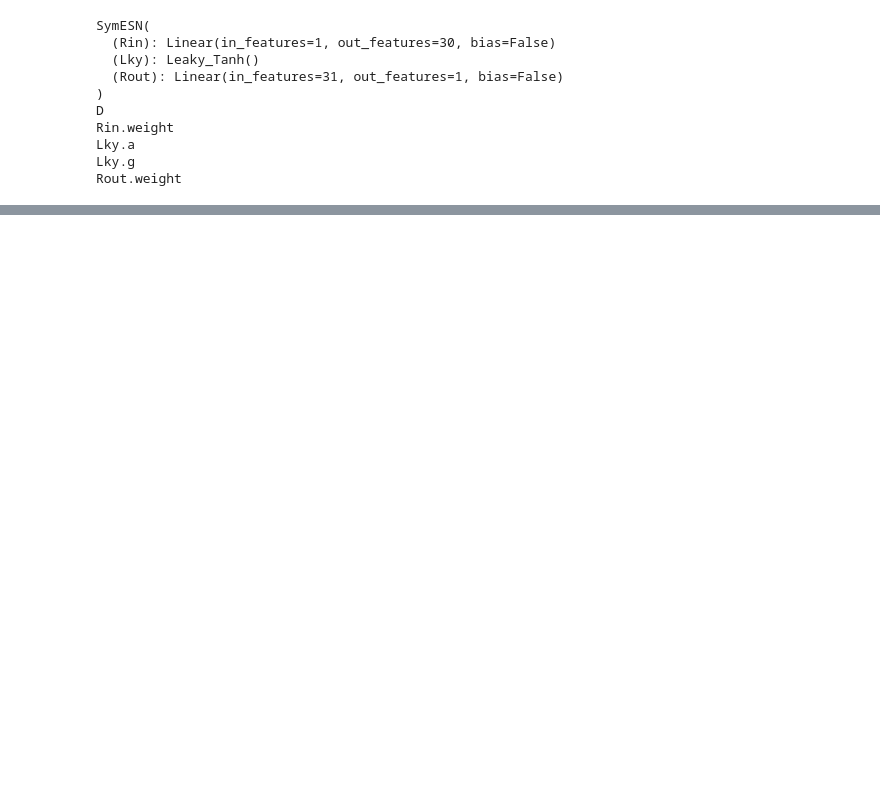
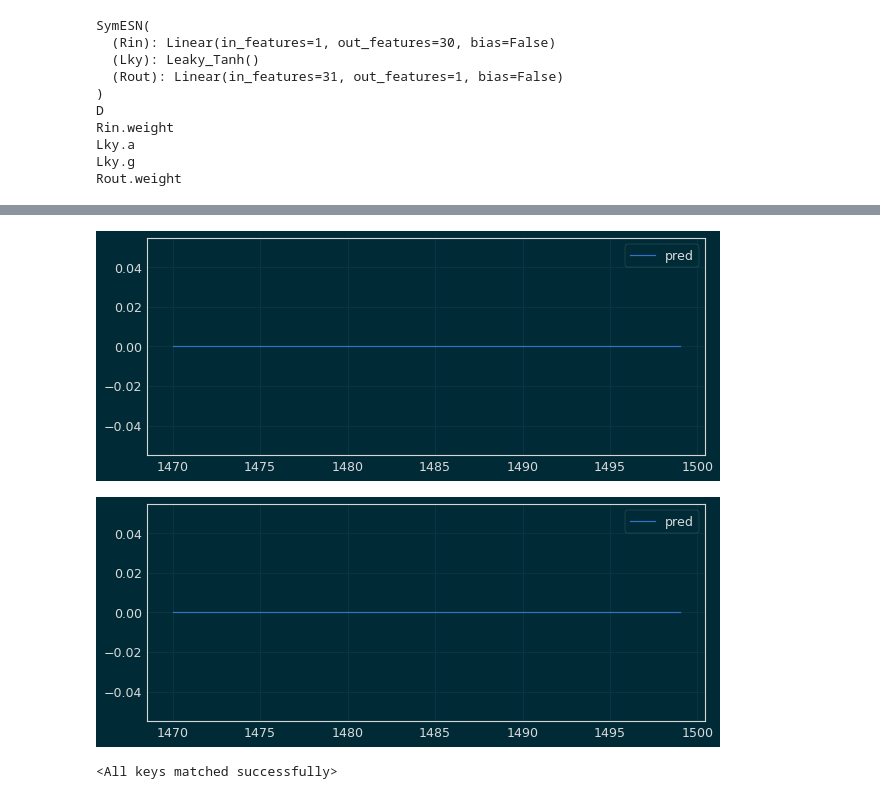
Before and after one commit to BrianWhiteaker/exESN, a Jupyter notebook: AD3_GPU.ipynb, the cells around one changed output, grey strips where cells are left out. Drawn from its saved outputs; the diff is of its cells as text; code cells hidden in the pictures; blank space fills up the shorter version.

```diff
--- a/AD3_GPU.ipynb
+++ b/AD3_GPU.ipynb
@@ -38,6 +38,7 @@ K = 1
 N = 30
 L = 1
 TRAIN = 14000
+TEST = 1000
 # %%
 class Pmul(torch.autograd.Function):
     @staticmethod
@@ -173,7 +174,7 @@ targets = torch.tensor(X[:,0,:],  device=DEV).float()
 criterion = nn.MSELoss()
 optimizer = optim.Adam(esn.parameters(),lr=.001)
 # %%
-EPOCHS = 5
+EPOCHS = 3
 alphas = np.zeros((EPOCHS*BATCH,N))
 gammas = np.zeros((EPOCHS*BATCH,N))
 Agrad = np.zeros((EPOCHS*BATCH,N))
@@ -336,0 +340,30 @@ plt.close()
+# %%
+# Make predictions
+# Scheme: Freeze model
+# Use a target signal -> random init state -> warm-up through training data -> ...
+# -> switch to free-run prediction on test. targets is size (10,16000)
+preds = torch.zeros((BATCH,TRAIN+TEST), device=DEV)  # Store all predictions for batches
+esn.eval()
+with torch.no_grad():
+    for t in range(2):
+        print(f'Signal {t}')
+        xt = esn.packState().cuda(DEV)  # Get an initial state
+        signal = targets[t,:]  # Select signal from numpy array of signals
+        for i in range(TRAIN-N):
+            if(i%10==0):
+                print(f'Training {i}')
+            y = signal[i+N].view(1,1)
+            for j in range(i,i+N):  # Go N steps and make the i+N+1 prediction
+                ut = signal[j].view(1,1)  # Next forcing
+                xt1, yhat = esn(xt,ut)
+                xt = xt1  # Feedback state
+            preds[t,i] = yhat[0,0]
+        for i in range(TRAIN-N,TRAIN+TEST-N): # Switch to free-run predictions
+            if(i%10==0):
+                print(f'Testing {i}')
+            for j in range(i,i+N):
+                ut = yhat
+                xt1, yhat = esn(xt,ut)
+                xt = xt1  # Feedback state
+                print(f'{yhat[0,0]}')
+            preds[t,i] = yhat[0,0]
@@ -337,9 +388,27 @@ plt.close()
+# %%
+predictions = preds.detach().cpu().numpy()
+truth = X[:,0,:]
+# %%
+for t in range(2):
+    plt.figure(figsize=(10,4))
+    plt.plot(predictions[t,13500:15000], label='pred')
+    #plt.plot(truth[t,13500:15000], label='truth')
+    plt.legend()
+    plt.show()
+# %% [output]
+[figure, added]
+[figure, added]
 # %%
-#torch.save({'model' : esn.state_dict(),
-#            'optimizer' : optimizer.state_dict(),
-#            'Qmat' : esn.Q},
-#           './Data/SavedModels/model_AD3.pt')
-#esn_dict = torch.load('./Data/SavedModels/batch10_AD3')
+torch.save({'model' : esn.state_dict(),
+            'optimizer' : optimizer.state_dict(),
+            'Qmat' : esn.Q},
+           './Data/SavedModels/model_AD3.pt')
+
+
+esn_dict = torch.load('./Data/SavedModels/model_AD3.pt')
+esn.load_state_dict(esn_dict['model'])
+# %% [output]
+<All keys matched successfully>
 # %%
 # Print model's state_dict
 print("Model's state_dict:")
```
Also changed, not shown: parts of 15 cells of this notebook, 1 other file.
